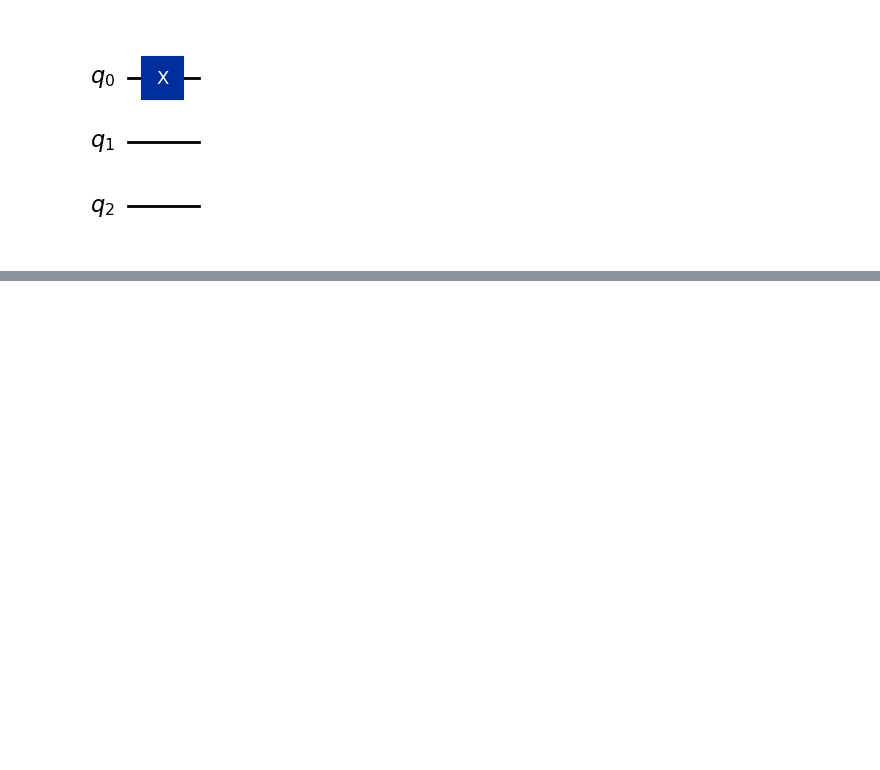
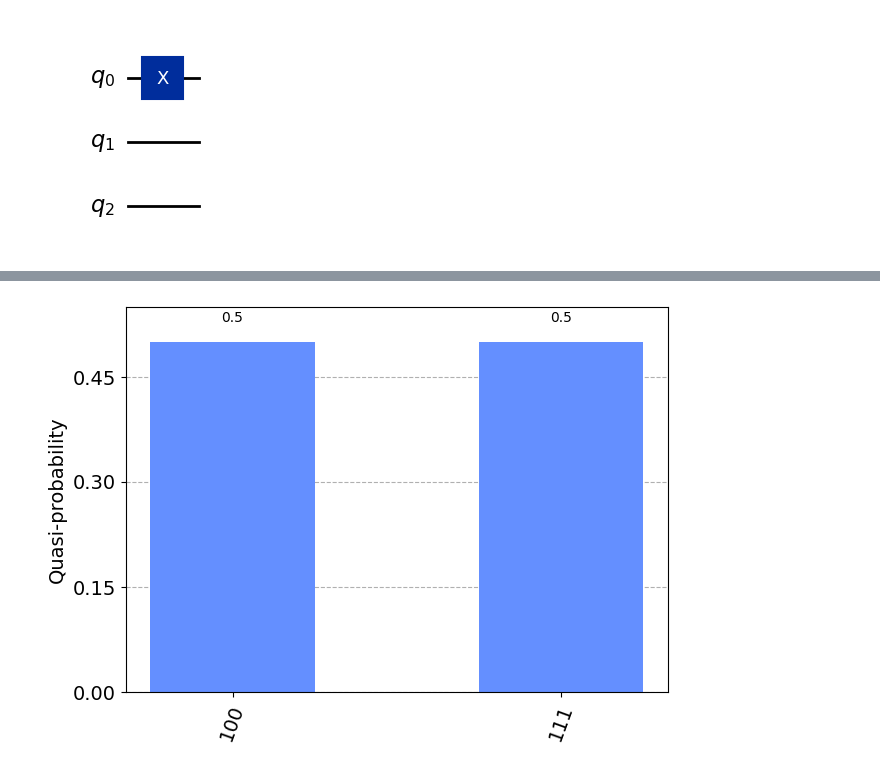
Before and after one commit to dawn-cmd/Quantum_Algorithm, a Jupyter notebook: Variational Algorithm Design/reference_states.ipynb, the cells around one changed output, grey strips where cells are left out. Drawn from its saved outputs; the diff is of its cells as text; code cells hidden in the pictures; blank space fills up the shorter version.

```diff
--- a/Variational Algorithm Design/reference_states.ipynb
+++ b/Variational Algorithm Design/reference_states.ipynb
@@ -9,0 +19,8 @@ qc.draw("mpl")
+# %%
+from qiskit.primitives import Sampler
+from qiskit.visualization import plot_histogram
+results = Sampler().run(qc, shot=100).result()
+statistics = results.quasi_dists[0].binary_probabilities()
+display(plot_histogram(statistics))
+# %% [output]
+[figure, added]
```
Also changed, not shown: parts of 5 cells of this notebook.
